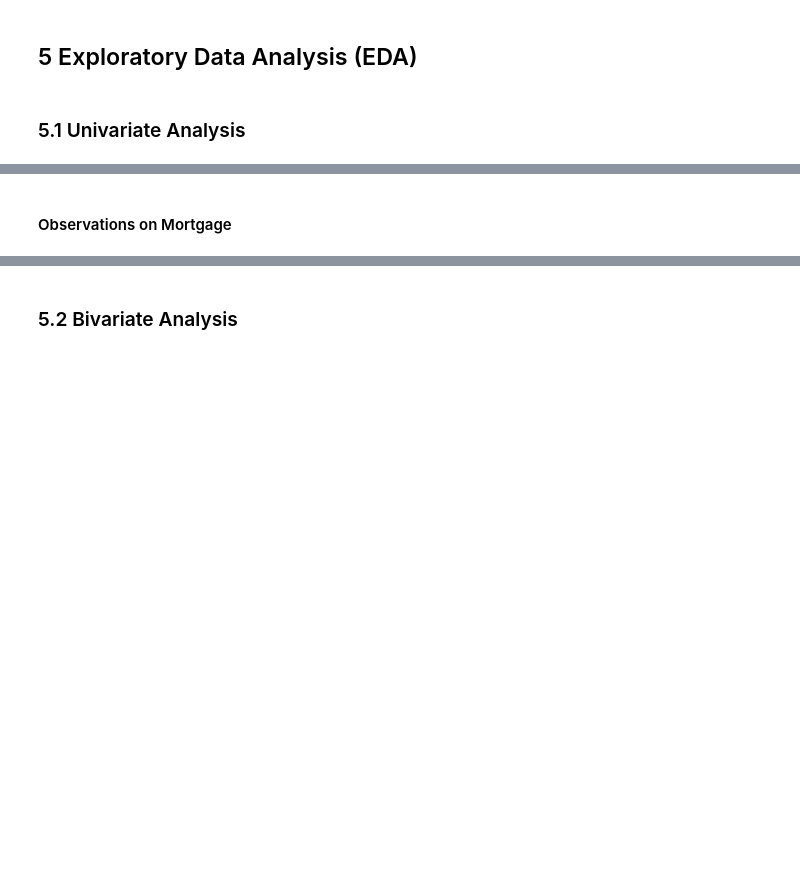
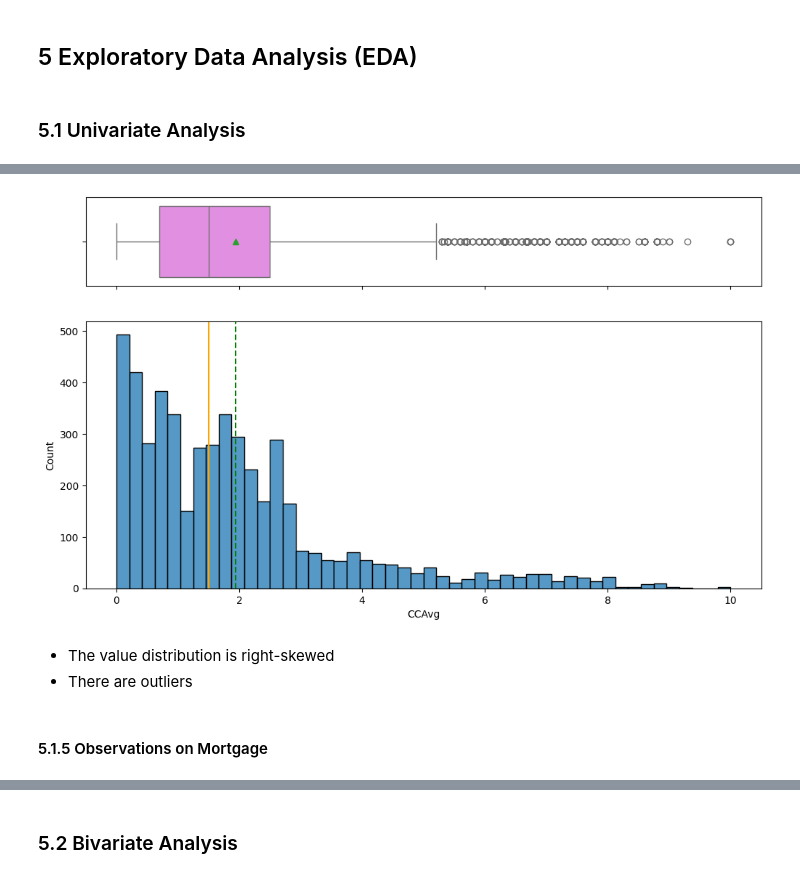
Before and after one commit to RashmiJK/PGP-AIML-PersonalLoan-ML, a Jupyter notebook: loan_purchase_modelling_dt.ipynb, the cells around one changed output, grey strips where cells are left out. Cells and saved outputs as stored; diff of their text form; code cells hidden in the pictures; blank space fills up the shorter version.

```diff
--- a/loan_purchase_modelling_dt.ipynb
+++ b/loan_purchase_modelling_dt.ipynb
@@ -437,2 +456,9 @@ histogram_boxplot(_______)  ## Complete the code to create histogram_boxplot for
+# %%
+histogram_boxplot(data, "CCAvg")
+# %% [output]
+[figure, added]
+# %% [markdown]
+- The value distribution is right-skewed
+- There are outliers
 # %% [markdown]
-#### Observations on Mortgage
+#### 5.1.5 Observations on Mortgage
```
Also changed, not shown: parts of 46 cells of this notebook.
